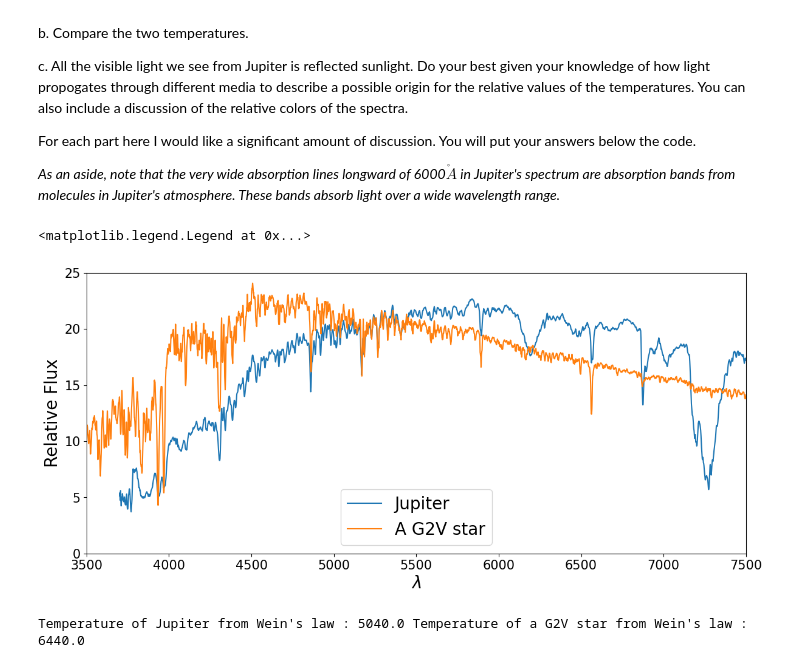
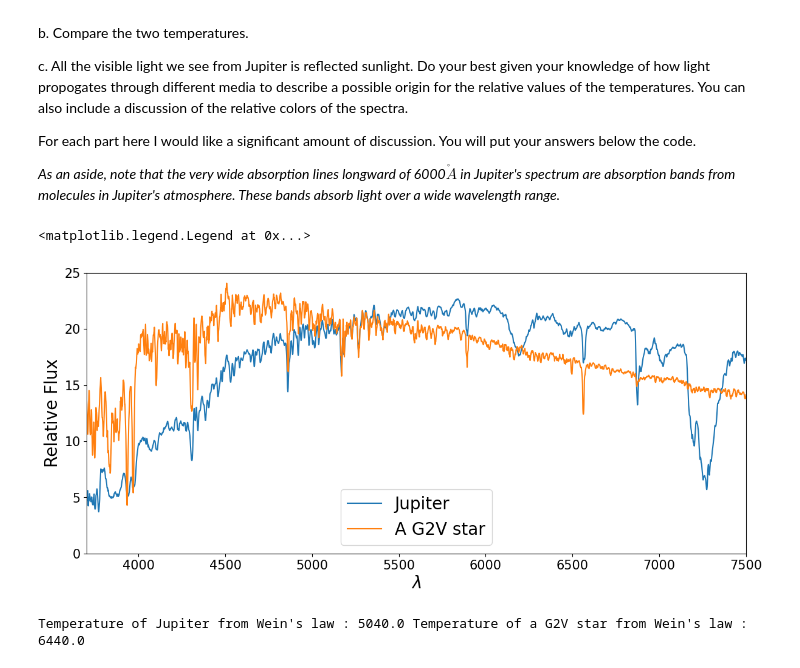
Before and after one commit to Colouss/Analysis_real_spectra_student, a Jupyter notebook: analysis_real_spectra.student.ipynb, the cells around one changed output. Cells and saved outputs as stored; diff of their text form; code cells hidden in the pictures.

```diff
--- a/analysis_real_spectra.student.ipynb
+++ b/analysis_real_spectra.student.ipynb
@@ -424,35 +424,35 @@ plt.plot(specjup.wavelength,specjup.flux*20,label="Jupiter")
 #don't make the comparison difficult.  We use a boxcar filter of size "kernel_size"
 #**********
 #You should make the intial plot with a smoothing kernel of 1 to see how the unsmoothed
 #very high resolution G2V spectrum looks like.  Then you should change the kernel size to 20 to see
 #how it is easier to use.
 #If you'd like you can play more with the kernel size, but it is not required.
 kernel_size = 20
 kernel = np.ones(kernel_size) / kernel_size
 star1convflam = np.convolve(star1['flam'], kernel, mode='same')
 #plot the convolved spectrum
 plt.plot(star1['lambda'],star1convflam*20, label = 'A G2V star')
 
 #**************
 #you can change these to zoom in and out of certain parts of the spectra.
 #Make a copy of these and change your copy so as to remember what the
 #original values were
 fluxmin = 0
 fluxmax = 25
-lammin = 3500
+lammin = 3700
 lammax = 7500
 ax.set_ylim([fluxmin,fluxmax])
 ax.set_xlim([lammin,lammax])
 
 
 plt.xticks(fontsize=15)
 plt.yticks(fontsize=15)
 plt.xlabel("$\lambda$",fontsize=20)
 plt.ylabel("Relative Flux",fontsize=20)
 plt.legend(fontsize=20)
 # %% [output]
 <matplotlib.legend.Legend at 0x...>
-[figure, old version]
+[figure, new version]
 # %%
 #***************
 #Any code needed for problem 4 goes here.  Please print your temperatures.
```
Also changed, not shown: parts of 4 cells of this notebook.
